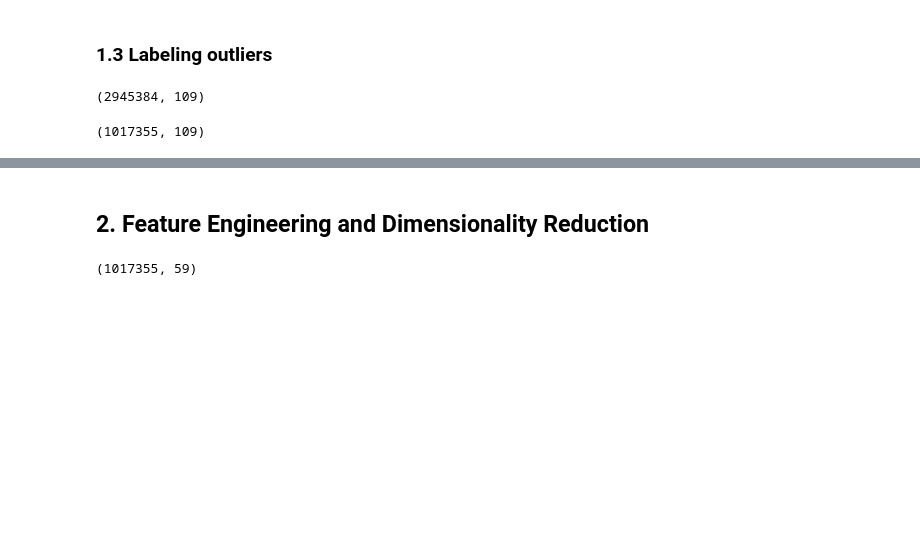
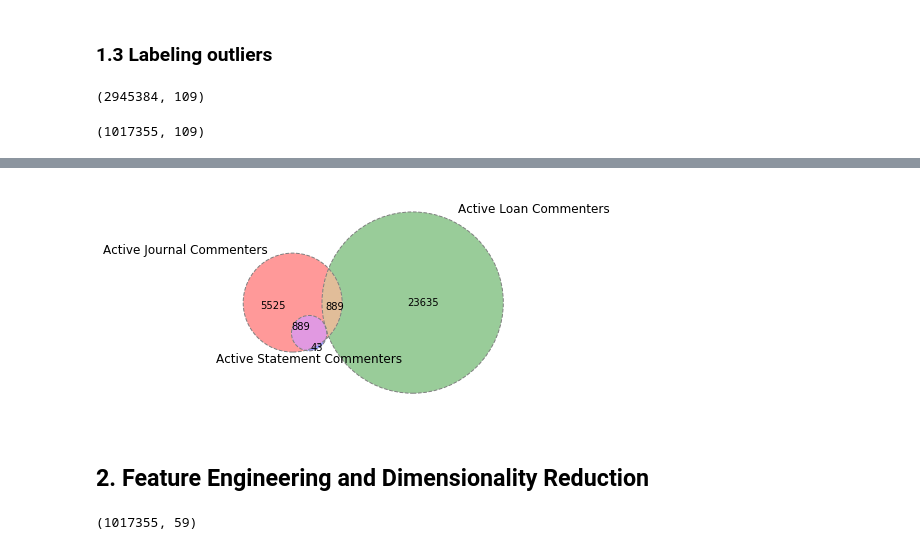
Before and after one commit to liyouzhang/Lender_Segmentations_Kiva, a Jupyter notebook: normal_drop_both_Kmeans.ipynb, the cells around one changed output, grey strips where cells are left out. Cells and saved outputs as stored; diff of their text form; code cells hidden in the pictures; blank space fills up the shorter version.

```diff
--- a/normal_drop_both_Kmeans.ipynb
+++ b/normal_drop_both_Kmeans.ipynb
@@ -59,3 +85,7 @@ normal.shape
+# %%
+plot_venn_3(6417,24526,48,889,3,2,0,"Active Journal Commenters","Active Loan Commenters","Active Statement Commenters")
+# %% [output]
+[figure, added]
 # %% [markdown]
 ## 2. Feature Engineering and Dimensionality Reduction
 # %%
```
Also changed, not shown: parts of 25 cells of this notebook, 3 other files.
